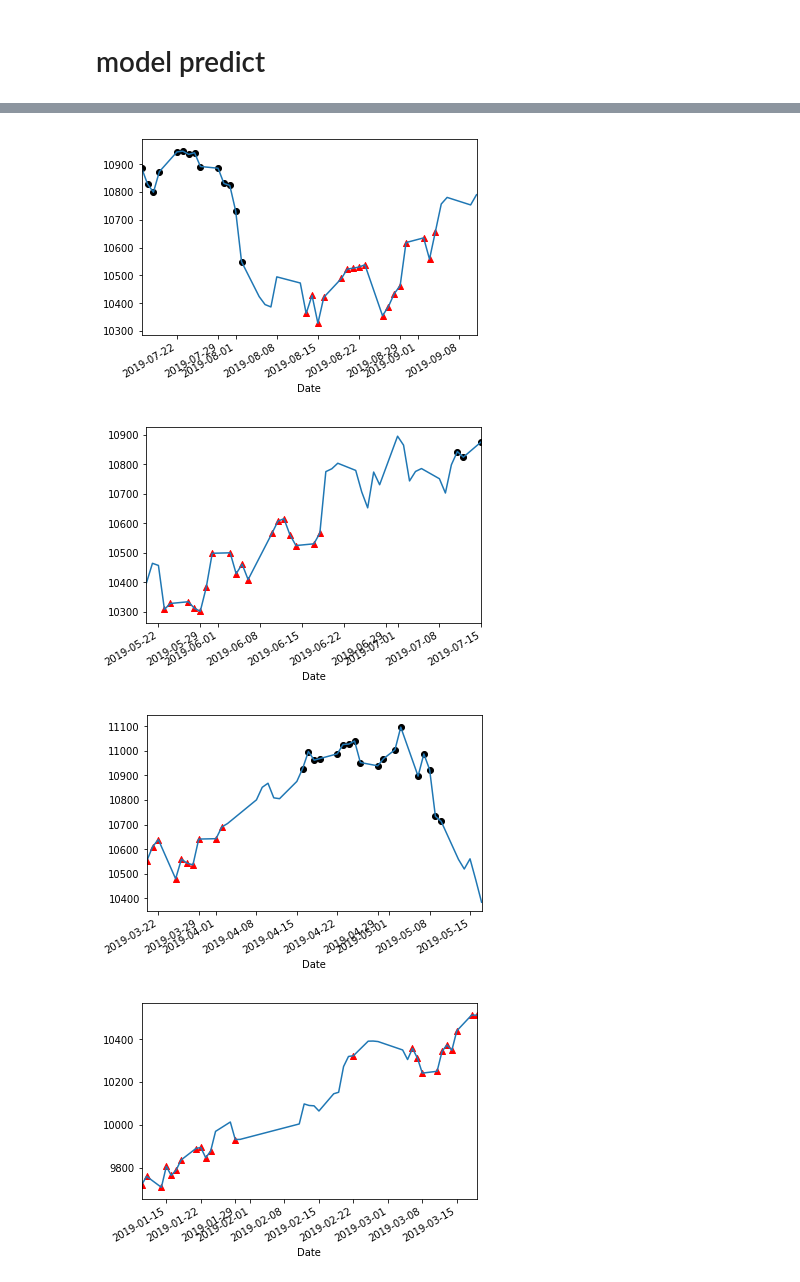
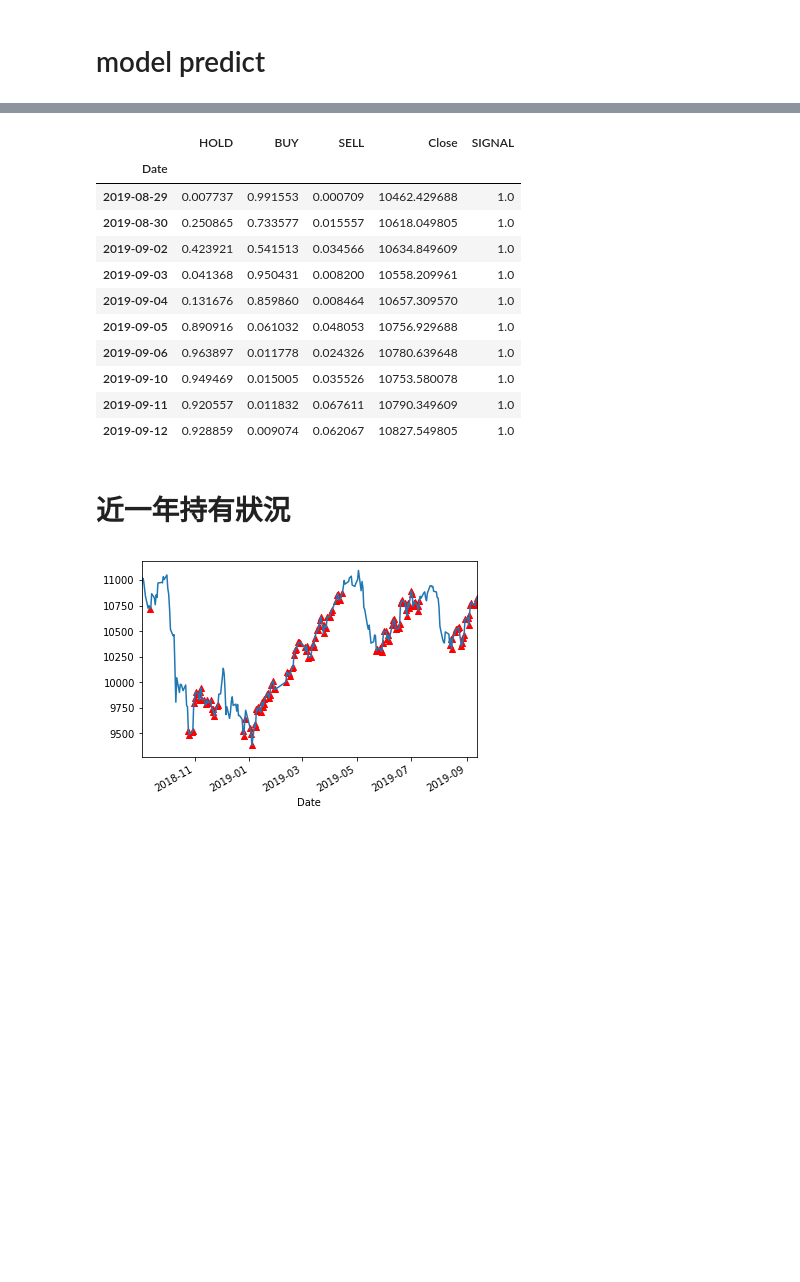
Before and after one commit to skywalker0803r/Ricky, a Jupyter notebook: CNN_stock_backtesting.ipynb, the cells around one changed output, grey strips where cells are left out. Drawn from its saved outputs; the diff is of its cells as text; code cells hidden in the pictures; blank space fills up the shorter version.

```diff
--- a/CNN_stock_backtesting.ipynb
+++ b/CNN_stock_backtesting.ipynb
@@ -53,8 +57,7 @@ Ricky = Agent(model)
 import pandas as pd
 import seaborn as sns
 import pandas_datareader.data as web
-SID = '^TWII'
-df = web.DataReader(SID,'yahoo',start="1980-01-01")#,end="2019-09-10")
+df = web.DataReader(SID,'yahoo',start="2000-01-01")#,end="2019-09-10")
 df = df.iloc[:,:5]
 # %%
 from finta import TA
@@ -130,7 +133,7 @@ df.tail()
 from sklearn.preprocessing import MinMaxScaler
 import joblib
 
-min_max_scaler = joblib.load('/content/drive/My Drive/CNN_stock_model/MinMax_scaler_v12.pkl')
+min_max_scaler = joblib.load(scaler_path)
 
 df_minmax = min_max_scaler.transform(df)#縮放到0-1之間
 df_minmax = pd.DataFrame(df_minmax,
@@ -235,7 +240,7 @@ df['HOLD'] = predict[:,0]
 df['BUY'] = predict[:,1]
 df['SELL'] = predict[:,2]
 df = df.iloc[:,-3:]
-df = df.join(web.DataReader(SID,'yahoo',start="1980-01-01")['Close'])
+df = df.join(web.DataReader(SID,'yahoo',start="2000-01-01")['Close'])
 df['SIGNAL'] = SIGNAL
 df.tail(10)
 # %% [output]
@@ -268,14 +277,32 @@ plt.show()
+# %%
+df_fill = df.copy()
+df_fill.loc[ df_fill['SIGNAL']==0 ,'SIGNAL'] = np.nan
+df_fill = df_fill.ffill()
+df_fill.tail(10)
+# %% [output]
+|  | HOLD | BUY | SELL | Close | SIGNAL |
+| Date |  |  |  |  |  |
+| 2019-08-29 | 0.007737 | 0.991553 | 0.000709 | 10462.429688 | 1.0 |
+| 2019-08-30 | 0.250865 | 0.733577 | 0.015557 | 10618.049805 | 1.0 |
+| 2019-09-02 | 0.423921 | 0.541513 | 0.034566 | 10634.849609 | 1.0 |
+| 2019-09-03 | 0.041368 | 0.950431 | 0.008200 | 10558.209961 | 1.0 |
+| 2019-09-04 | 0.131676 | 0.859860 | 0.008464 | 10657.309570 | 1.0 |
+| 2019-09-05 | 0.890916 | 0.061032 | 0.048053 | 10756.929688 | 1.0 |
+| 2019-09-06 | 0.963897 | 0.011778 | 0.024326 | 10780.639648 | 1.0 |
+| 2019-09-10 | 0.949469 | 0.015005 | 0.035526 | 10753.580078 | 1.0 |
+| 2019-09-11 | 0.920557 | 0.011832 | 0.067611 | 10790.349609 | 1.0 |
+| 2019-09-12 | 0.928859 | 0.009074 | 0.062067 | 10827.549805 | 1.0 |
+# %% [markdown]
+# 近一年持有狀況
 # %%
-for i in range(-1,-400,-40):
-  t = df[i-40:i].copy()
-  buy = t[t['SIGNAL']==1]['Close']
-  sell = t[t['SIGNAL']==2]['Close']
-  t['Close'].plot()
-  plt.scatter(list(buy.index),list(buy.values),color='red',marker='^')
-  plt.scatter(list(sell.index),list(sell.values),color='black')
-  plt.show()
+t = df_fill[-250:].copy()
+
+buy = t[t['SIGNAL']==1]['Close']
+sell = t[t['SIGNAL']==2]['Close']
+
+t['Close'].plot()
+plt.scatter(list(buy.index),list(buy.values),color='red',marker='^')
+#plt.scatter(list(sell.index),list(sell.values),color='black')
+plt.show()
 # %% [output]
-[figure, old version]
+[figure, new version]
-[figure, removed]
-[figure, removed]
-[figure, removed]
```
Also changed, not shown: parts of 19 cells of this notebook.
